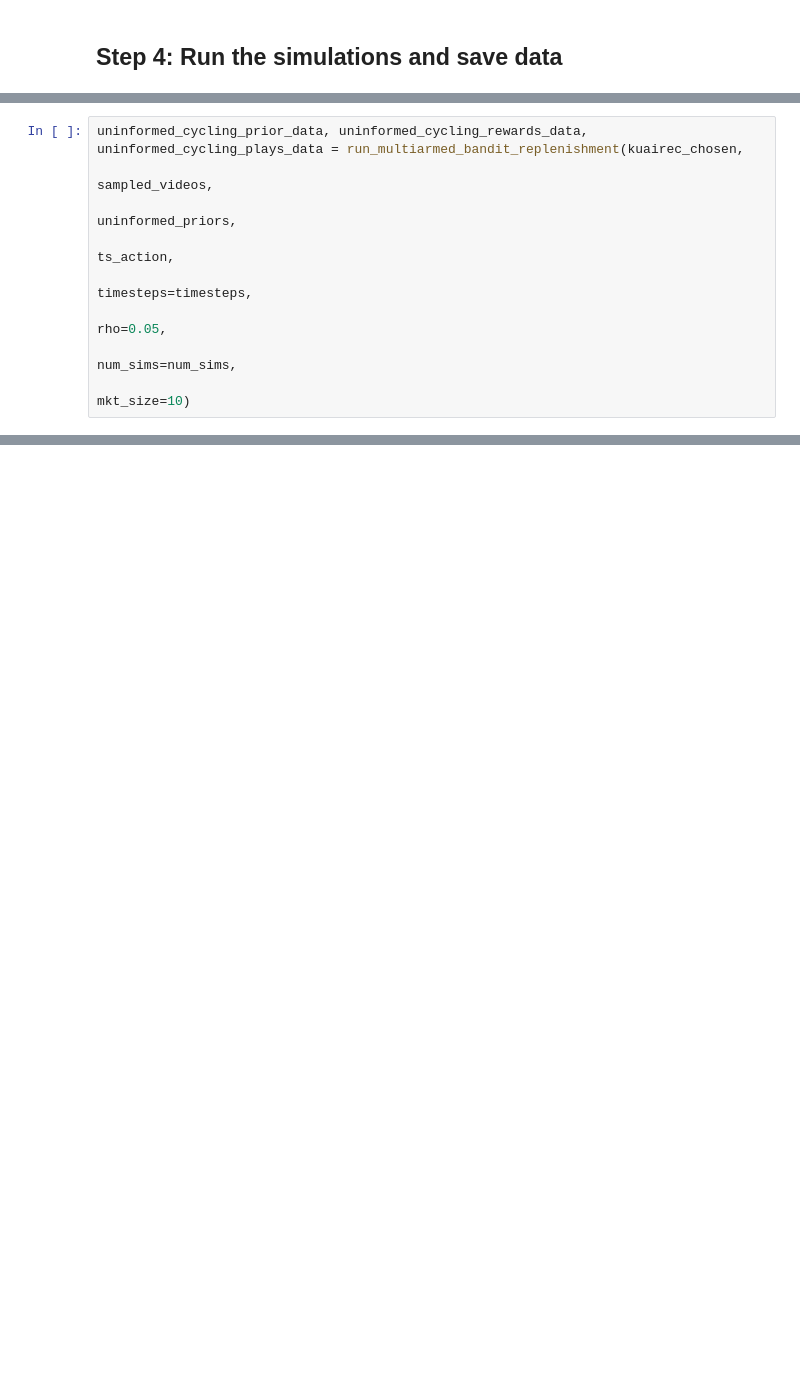
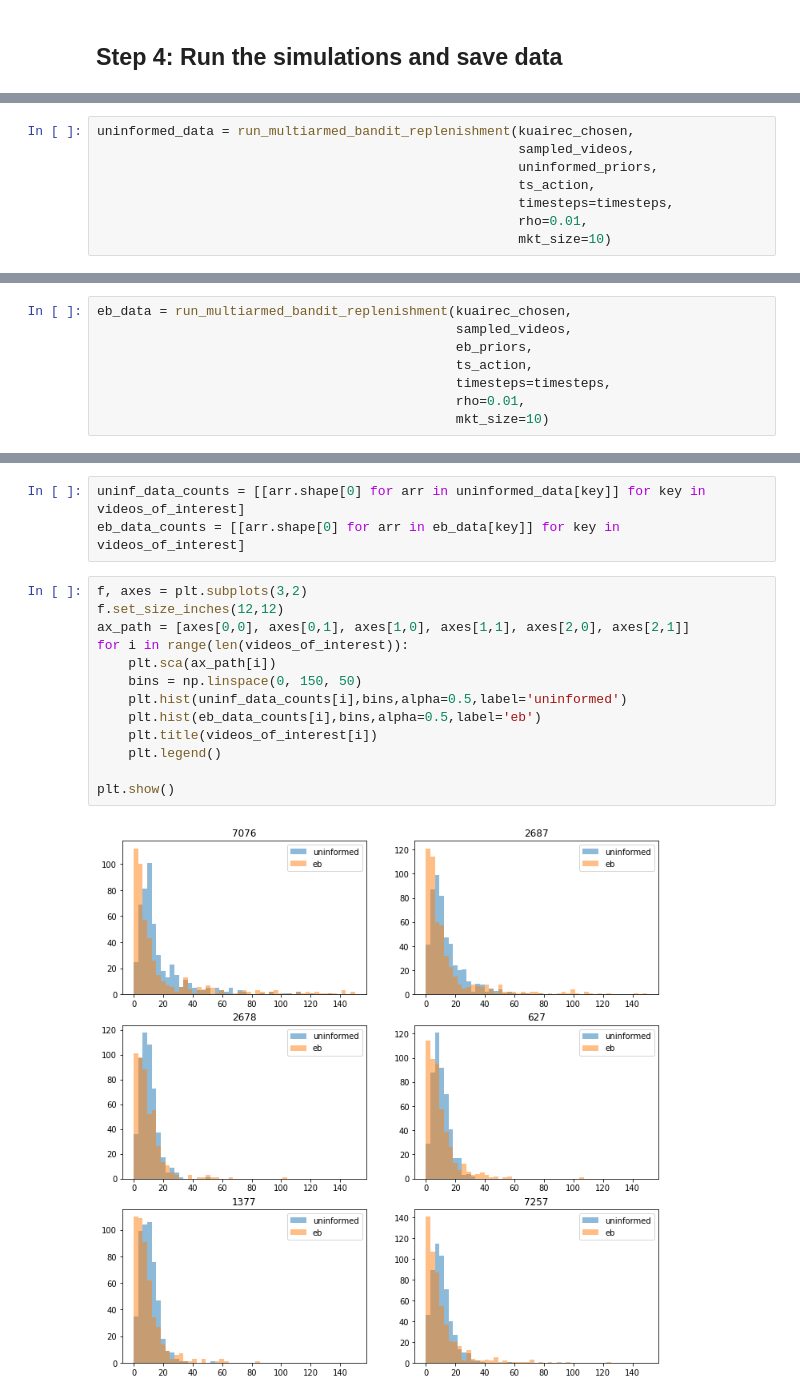
Before and after one commit to LEFTA98/ratings_with_eb, a Jupyter notebook: mab_experiments.ipynb, the cells around one changed output, grey strips where cells are left out. Drawn from its saved outputs; the diff is of its cells as text; blank space fills up the shorter version.

```diff
--- a/mab_experiments.ipynb
+++ b/mab_experiments.ipynb
@@ -270,10 +275,9 @@ num_users = 10
 # %%
-uninformed_cycling_prior_data, uninformed_cycling_rewards_data, uninformed_cycling_plays_data = run_multiarmed_bandit_replenishment(kuairec_chosen,
-                                                                                                                                    sampled_videos,
-                                                                                                                                    uninformed_priors,
-                                                                                                                                    ts_action,
-                                                                                                                                    timesteps=timesteps,
-                                                                                                                                    rho=0.05,
-                                                                                                                                    num_sims=num_sims,
-                                                                                                                                    mkt_size=10)
+uninformed_data = run_multiarmed_bandit_replenishment(kuairec_chosen,
+                                                      sampled_videos,
+                                                      uninformed_priors,
+                                                      ts_action,
+                                                      timesteps=timesteps,
+                                                      rho=0.01,
+                                                      mkt_size=10)
 # %% [output]
@@ -309,0 +294,8 @@ sim 100/100
+# %%
+eb_data = run_multiarmed_bandit_replenishment(kuairec_chosen,
+                                              sampled_videos,
+                                              eb_priors,
+                                              ts_action,
+                                              timesteps=timesteps,
+                                              rho=0.01,
+                                              mkt_size=10)
@@ -443,0 +407,18 @@ Text(0.5, 1.0, 'quality of items, eb prior')
+# %%
+uninf_data_counts = [[arr.shape[0] for arr in uninformed_data[key]] for key in videos_of_interest]
+eb_data_counts = [[arr.shape[0] for arr in eb_data[key]] for key in videos_of_interest]
+# %%
+f, axes = plt.subplots(3,2)
+f.set_size_inches(12,12)
+ax_path = [axes[0,0], axes[0,1], axes[1,0], axes[1,1], axes[2,0], axes[2,1]]
+for i in range(len(videos_of_interest)):
+    plt.sca(ax_path[i])
+    bins = np.linspace(0, 150, 50)
+    plt.hist(uninf_data_counts[i],bins,alpha=0.5,label='uninformed')
+    plt.hist(eb_data_counts[i],bins,alpha=0.5,label='eb')
+    plt.title(videos_of_interest[i])
+    plt.legend()
+
+plt.show()
+# %% [output]
+[figure, added]
```
Also changed, not shown: parts of 35 cells of this notebook.
